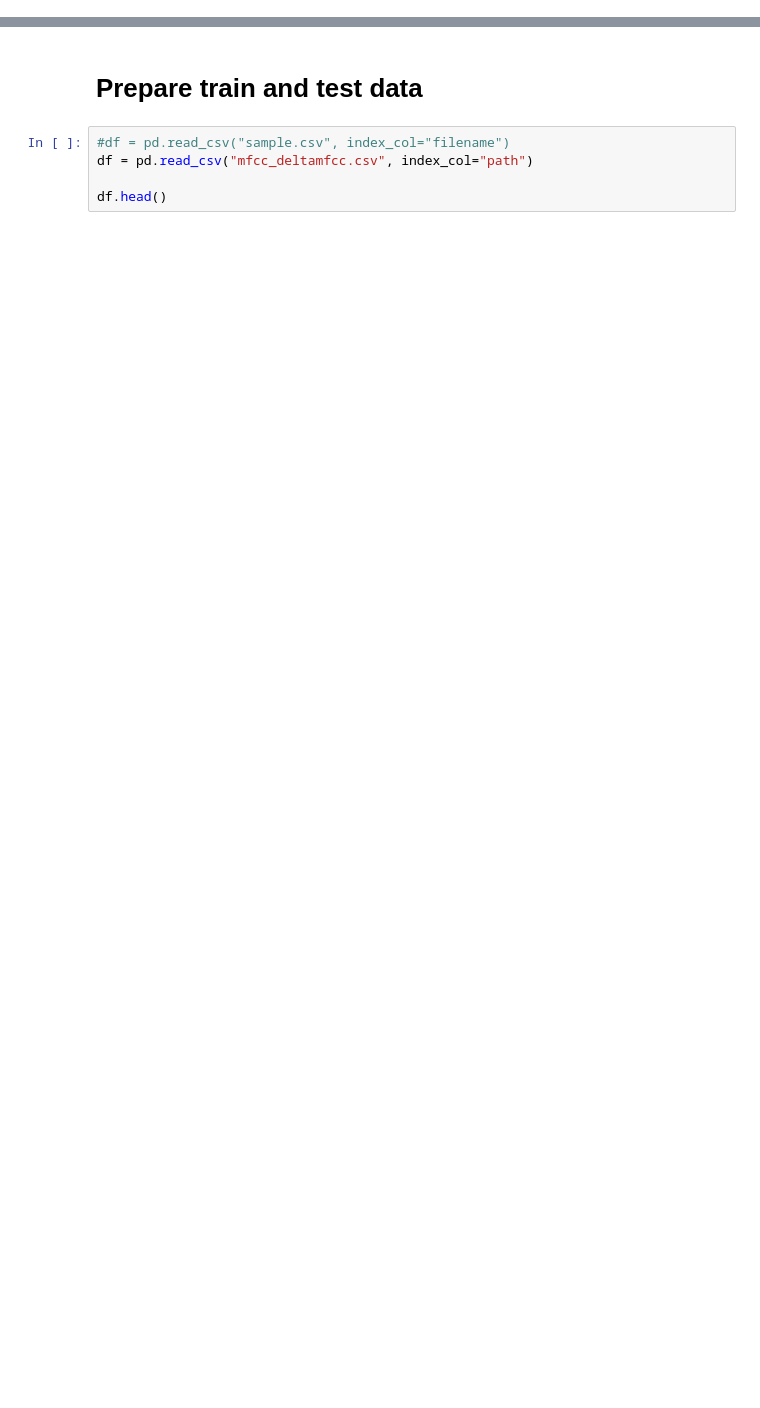
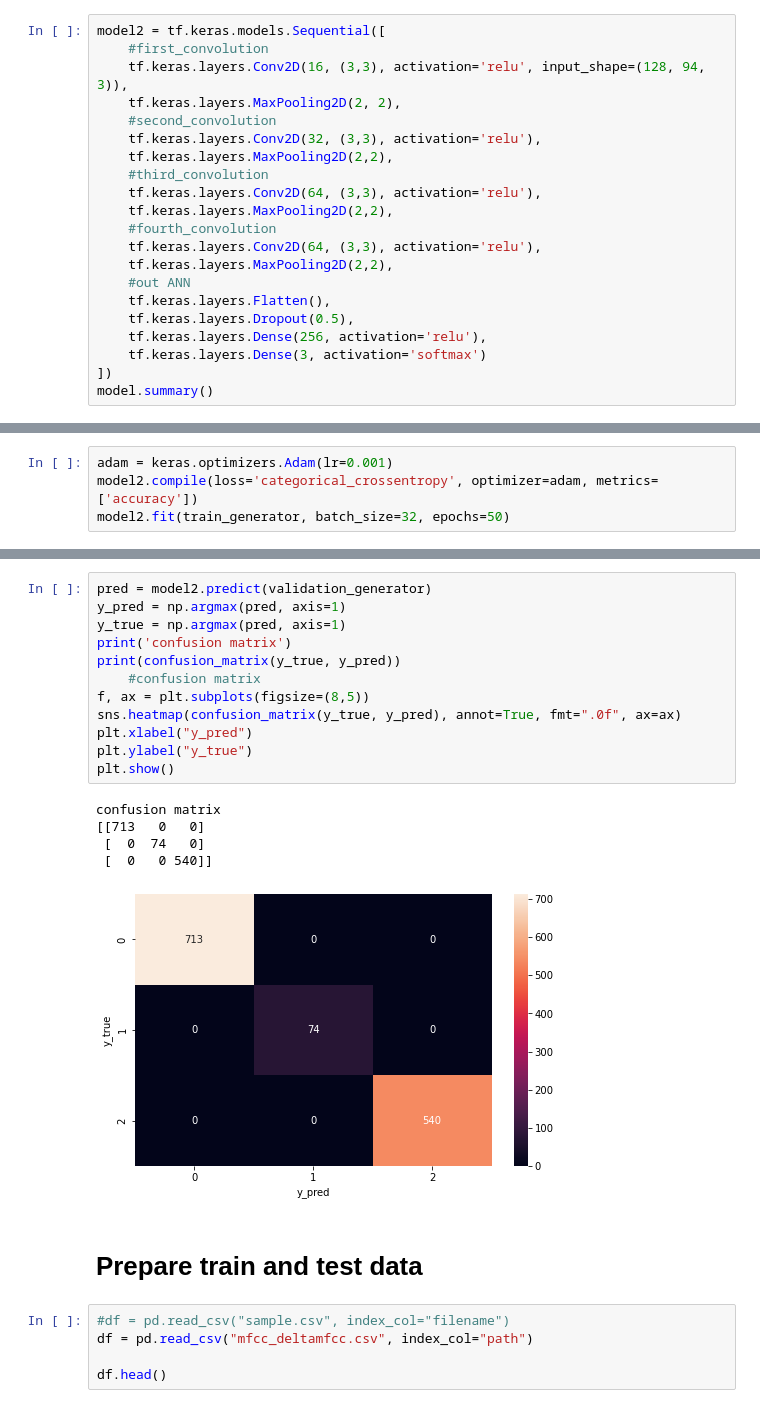
Before and after one commit to nicolasfacchinetti97/vocapra-apr-project, a Jupyter notebook: models.ipynb, the cells around one changed output, grey strips where cells are left out. Cells and saved outputs as stored; diff of their text form; blank space fills up the shorter version.

```diff
--- a/models.ipynb
+++ b/models.ipynb
@@ -23,0 +263,21 @@ metadata.head()
+# %%
+model2 = tf.keras.models.Sequential([
+    #first_convolution
+    tf.keras.layers.Conv2D(16, (3,3), activation='relu', input_shape=(128, 94, 3)),
+    tf.keras.layers.MaxPooling2D(2, 2),
+    #second_convolution
+    tf.keras.layers.Conv2D(32, (3,3), activation='relu'),
+    tf.keras.layers.MaxPooling2D(2,2),
+    #third_convolution
+    tf.keras.layers.Conv2D(64, (3,3), activation='relu'),
+    tf.keras.layers.MaxPooling2D(2,2),
+    #fourth_convolution
+    tf.keras.layers.Conv2D(64, (3,3), activation='relu'),
+    tf.keras.layers.MaxPooling2D(2,2),
+    #out ANN
+    tf.keras.layers.Flatten(),
+    tf.keras.layers.Dropout(0.5),
+    tf.keras.layers.Dense(256, activation='relu'),
+    tf.keras.layers.Dense(3, activation='softmax')
+])
+model.summary()
@@ -23,0 +302,4 @@ metadata.head()
+# %%
+adam = keras.optimizers.Adam(lr=0.001)
+model2.compile(loss='categorical_crossentropy', optimizer=adam, metrics=['accuracy'])
+model2.fit(train_generator, batch_size=32, epochs=50)
@@ -24,3 +329,21 @@ metadata.head()
+# %%
+pred = model2.predict(validation_generator)
+y_pred = np.argmax(pred, axis=1)
+y_true = np.argmax(pred, axis=1)
+print('confusion matrix')
+print(confusion_matrix(y_true, y_pred))
+    #confusion matrix
+f, ax = plt.subplots(figsize=(8,5))
+sns.heatmap(confusion_matrix(y_true, y_pred), annot=True, fmt=".0f", ax=ax)
+plt.xlabel("y_pred")
+plt.ylabel("y_true")
+plt.show()
+# %% [output]
+confusion matrix
+[[713   0   0]
+ [  0  74   0]
+ [  0   0 540]]
+[figure, added]
 # %% [markdown]
 # Prepare train and test data
 # %%
```
Also changed, not shown: parts of 22 cells of this notebook, 3 other files.
